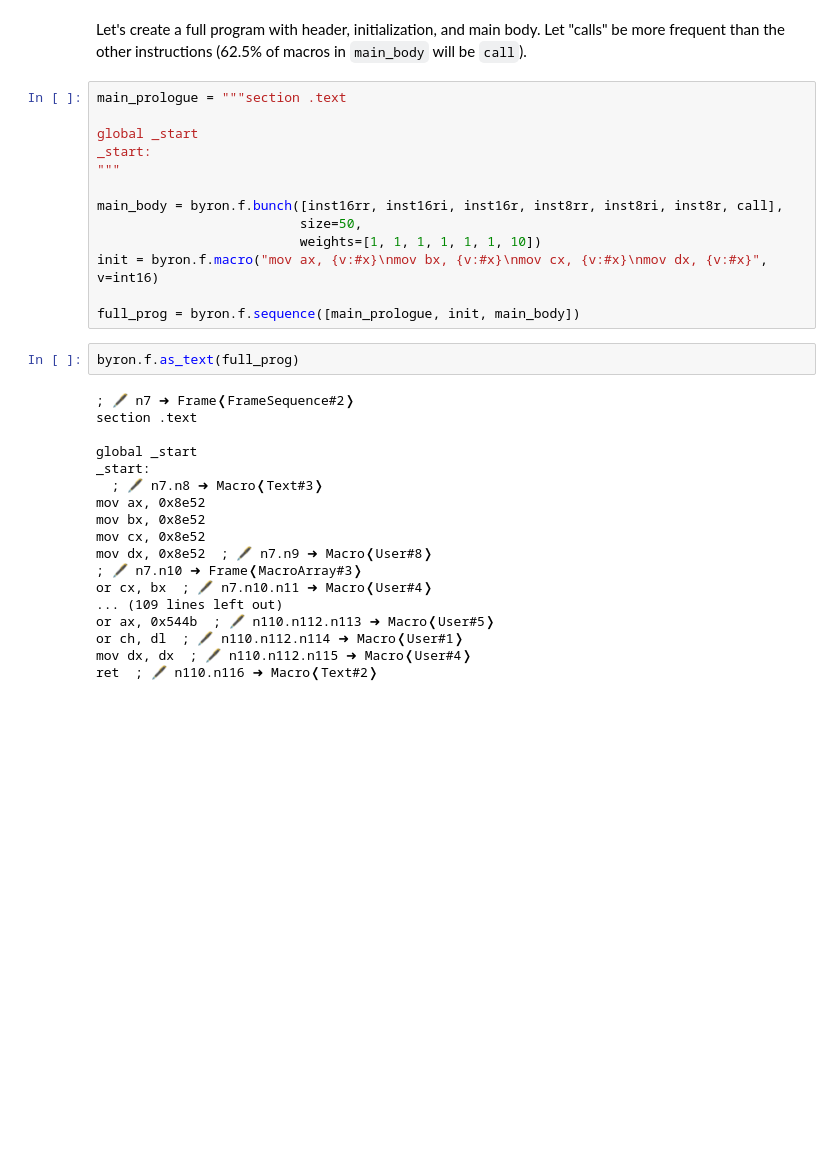
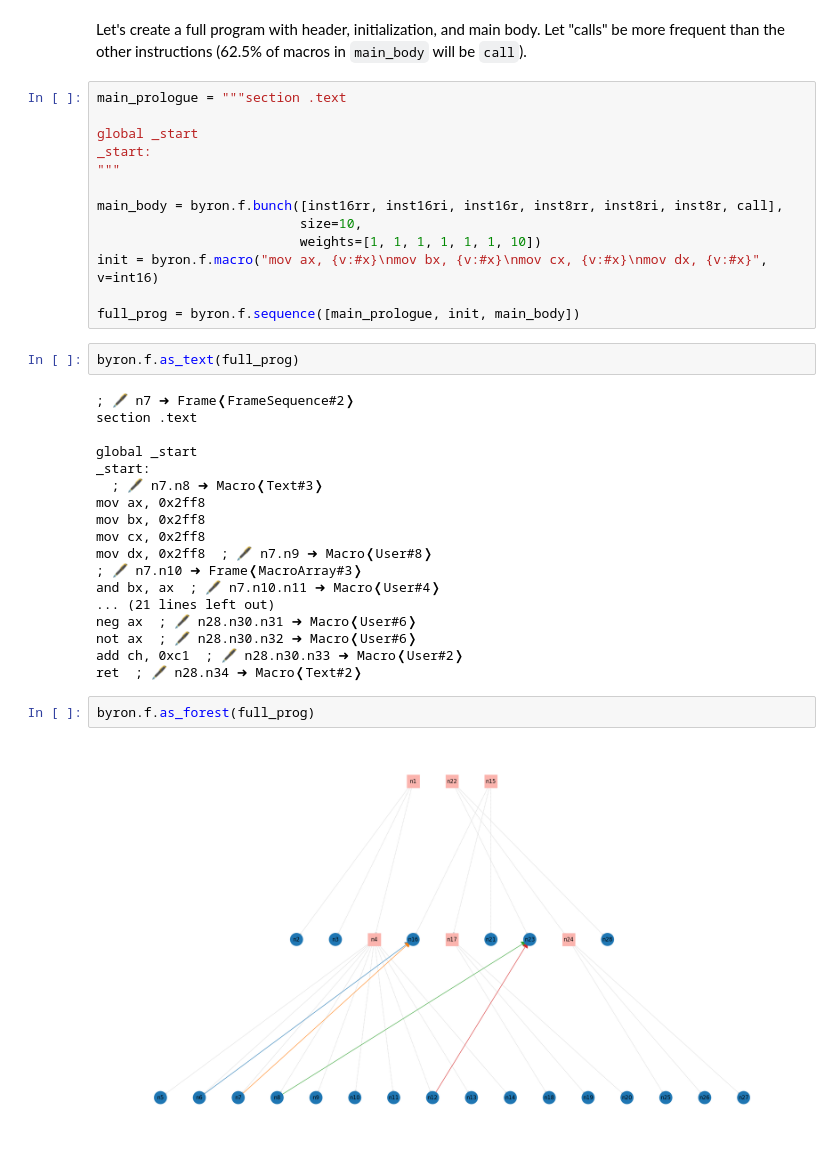
Before and after one commit to squillero/byron, a Jupyter notebook: tutorials/examples/assembly.ipynb, the cells around one changed output. Cells and saved outputs as stored; diff of their text form; blank space fills up the shorter version.

```diff
--- a/tutorials/examples/assembly.ipynb
+++ b/tutorials/examples/assembly.ipynb
@@ -65,7 +65,7 @@ _start:
 """
 
 main_body = byron.f.bunch([inst16rr, inst16ri, inst16r, inst8rr, inst8ri, inst8r, call],
-                          size=50,
+                          size=10,
                           weights=[1, 1, 1, 1, 1, 1, 10])
 init = byron.f.macro("mov ax, {v:#x}\nmov bx, {v:#x}\nmov cx, {v:#x}\nmov dx, {v:#x}", v=int16)
 
@@ -79,14 +79,18 @@ section .text
 global _start
 _start:
   ; 🖋 n7.n8 ➜ Macro❬Text#3❭
-mov ax, 0x8e52
-mov bx, 0x8e52
-mov cx, 0x8e52
-mov dx, 0x8e52  ; 🖋 n7.n9 ➜ Macro❬User#8❭
+mov ax, 0x2ff8
+mov bx, 0x2ff8
+mov cx, 0x2ff8
+mov dx, 0x2ff8  ; 🖋 n7.n9 ➜ Macro❬User#8❭
 ; 🖋 n7.n10 ➜ Frame❬MacroArray#3❭
-or cx, bx  ; 🖋 n7.n10.n11 ➜ Macro❬User#4❭
-... (109 lines left out)
-or ax, 0x544b  ; 🖋 n110.n112.n113 ➜ Macro❬User#5❭
-or ch, dl  ; 🖋 n110.n112.n114 ➜ Macro❬User#1❭
-mov dx, dx  ; 🖋 n110.n112.n115 ➜ Macro❬User#4❭
-ret  ; 🖋 n110.n116 ➜ Macro❬Text#2❭
+and bx, ax  ; 🖋 n7.n10.n11 ➜ Macro❬User#4❭
+... (21 lines left out)
+neg ax  ; 🖋 n28.n30.n31 ➜ Macro❬User#6❭
+not ax  ; 🖋 n28.n30.n32 ➜ Macro❬User#6❭
+add ch, 0xc1  ; 🖋 n28.n30.n33 ➜ Macro❬User#2❭
+ret  ; 🖋 n28.n34 ➜ Macro❬Text#2❭
+# %%
+byron.f.as_forest(full_prog)
+# %% [output]
+[figure, added]
```
Also changed, not shown: parts of 1 cell of this notebook, 8 other files.
